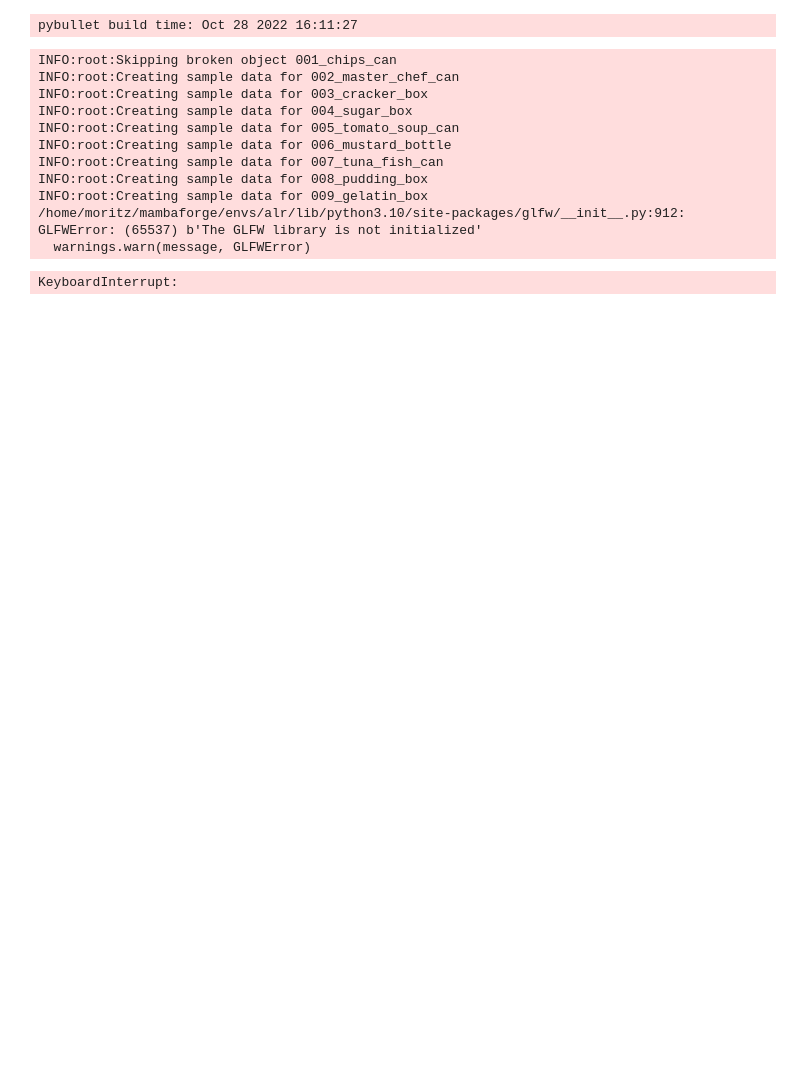
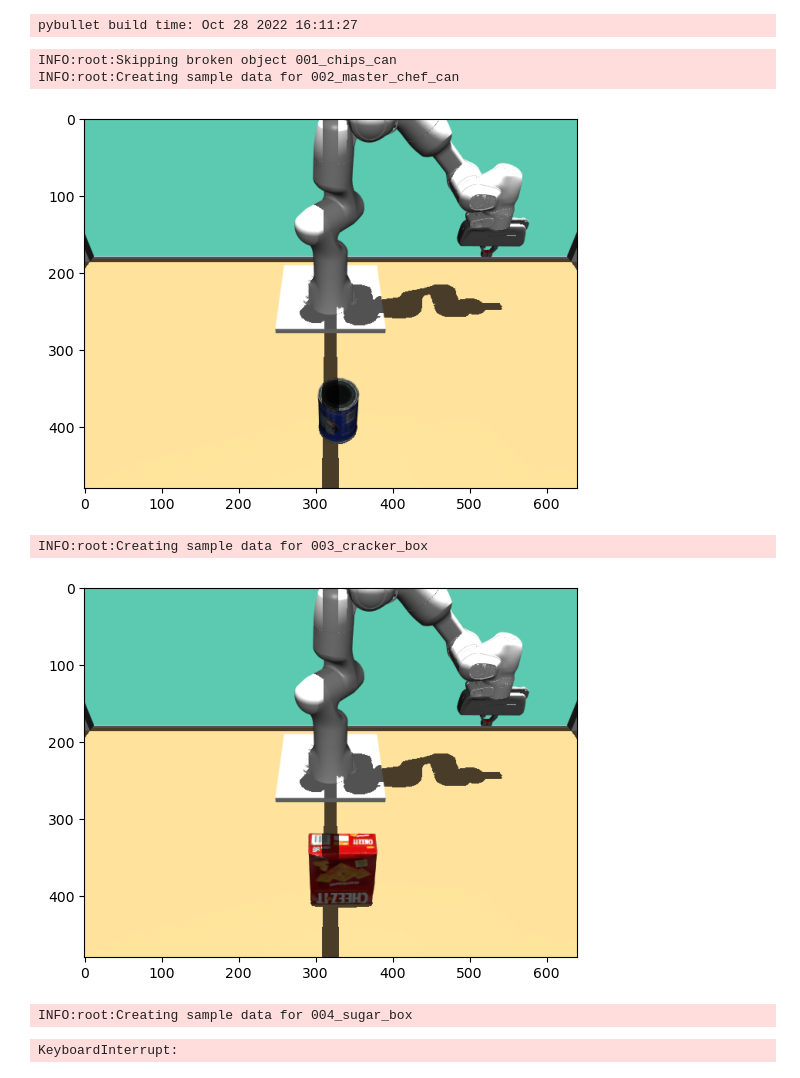
Before and after one commit to m0dd0/ALRSimulationTools, a Jupyter notebook: notebooks/02_create_ycb_sample_data.ipynb, the cells around one changed output. Drawn from its saved outputs; the diff is of its cells as text; code cells hidden in the pictures; blank space fills up the shorter version.

Commit message:
plot first iteration

```diff
--- a/notebooks/02_create_ycb_sample_data.ipynb
+++ b/notebooks/02_create_ycb_sample_data.ipynb
@@ -21,9 +22,15 @@ pybullet build time: Oct 28 2022 16:11:27
 config = {
     "factory_string": "mj_beta",
     "object_pos": (0.5, 0.0, 0.2),
-    "adhust_object_position": False,
-    "cam_pos": (0.5, 0.0, 1.0),
-    "cam_quat": R.from_euler("xyz", (0.0, 0.0, -90), degrees=True).as_quat()[
+    "adhust_object_position": True,
+    "cam_pos": (1.2, 0.0, 1),
+    # "cam_quat": R.from_euler("xyz", (0, 0, -90), degrees=True).as_quat()[
+    #         [3, 0, 1, 2]
+    #     ].tolist(),
+    # "cam_quat": R.from_euler("zyx", (-90, -30, 0), degrees=True).as_quat()[
+    #         [3, 0, 1, 2]
+    #     ].tolist(),
+    "cam_quat": R.from_euler("zyx", (90, 50, 0), degrees=True).as_quat()[
             [3, 0, 1, 2]
         ].tolist(),
     "cam_height": 480,
@@ -35,7 +42,7 @@ config = {
     "move_duration": 2,
 }
 # %%
-destination_path = Path.home() / "Documents" / "ycb_sim_data_1"
+destination_path = Path.home() / "Documents" / "ycb_sim_data_4"
 destination_path.mkdir(parents=True, exist_ok=True)
 # %%
 with open(destination_path / "config.yaml", "w") as f:
@@ -47,45 +54,45 @@ ycb_loader = YCBLoader(
 )
 # %%
 for i in range(len(ycb_loader)):
+# for i in [2]:
     if ycb_loader.is_broken(i):
         logging.info(f"Skipping broken object {ycb_loader.get_obj_name(i)}")
         continue
 
     logging.info(f"Creating sample data for {ycb_loader.get_obj_name(i)}")
 
     sim_obj, name = ycb_loader.get_ycb_object(
         index=i, adjust_object_position=config["adhust_object_position"], pos=config["object_pos"]
     )
 
     result = create_sample_data(
         factory_string=config["factory_string"],
         cam_pos=config["cam_pos"],
         cam_quat=config["cam_quat"],
         cam_height=config["cam_height"],
         cam_width=config["cam_width"],
         robot_pos=config["robot_pos"],
         robot_quat=config["robot_quat"],
         object_list=[sim_obj],
         target_obj_name=name,
         render_mode=config["render_mode"],
         wait_time=config["wait_time"],
         move_duration=config["move_duration"],
     )
 
-    np.savez(
-        destination_path / f"ycb_simulation_sample_{i:03}_{name}.npz",
-        **result,
-    )
+    if i < 3:
+        plt.imshow(result["rgb_img"])
+        plt.show()
+
+    # np.savez(
+    #     destination_path / f"{i:03}_{name}.npz",
+    #     **result,
+    # )
 # %% [output]
 INFO:root:Skipping broken object 001_chips_can
 INFO:root:Creating sample data for 002_master_chef_can
-INFO:root:Creating sample data for 003_cracker_box
-INFO:root:Creating sample data for 004_sugar_box
-INFO:root:Creating sample data for 005_tomato_soup_can
-INFO:root:Creating sample data for 006_mustard_bottle
-INFO:root:Creating sample data for 007_tuna_fish_can
-INFO:root:Creating sample data for 008_pudding_box
-INFO:root:Creating sample data for 009_gelatin_box
-/home/moritz/mambaforge/envs/alr/lib/python3.10/site-packages/glfw/__init__.py:912: GLFWError: (65537) b'The GLFW library is not initialized'
-  warnings.warn(message, GLFWError)
+[figure, added]
-KeyboardInterrupt:
+INFO:root:Creating sample data for 003_cracker_box
+[figure, added]
+INFO:root:Creating sample data for 004_sugar_box
+KeyboardInterrupt:
```
Also changed, not shown: parts of 1 cell of this notebook.
